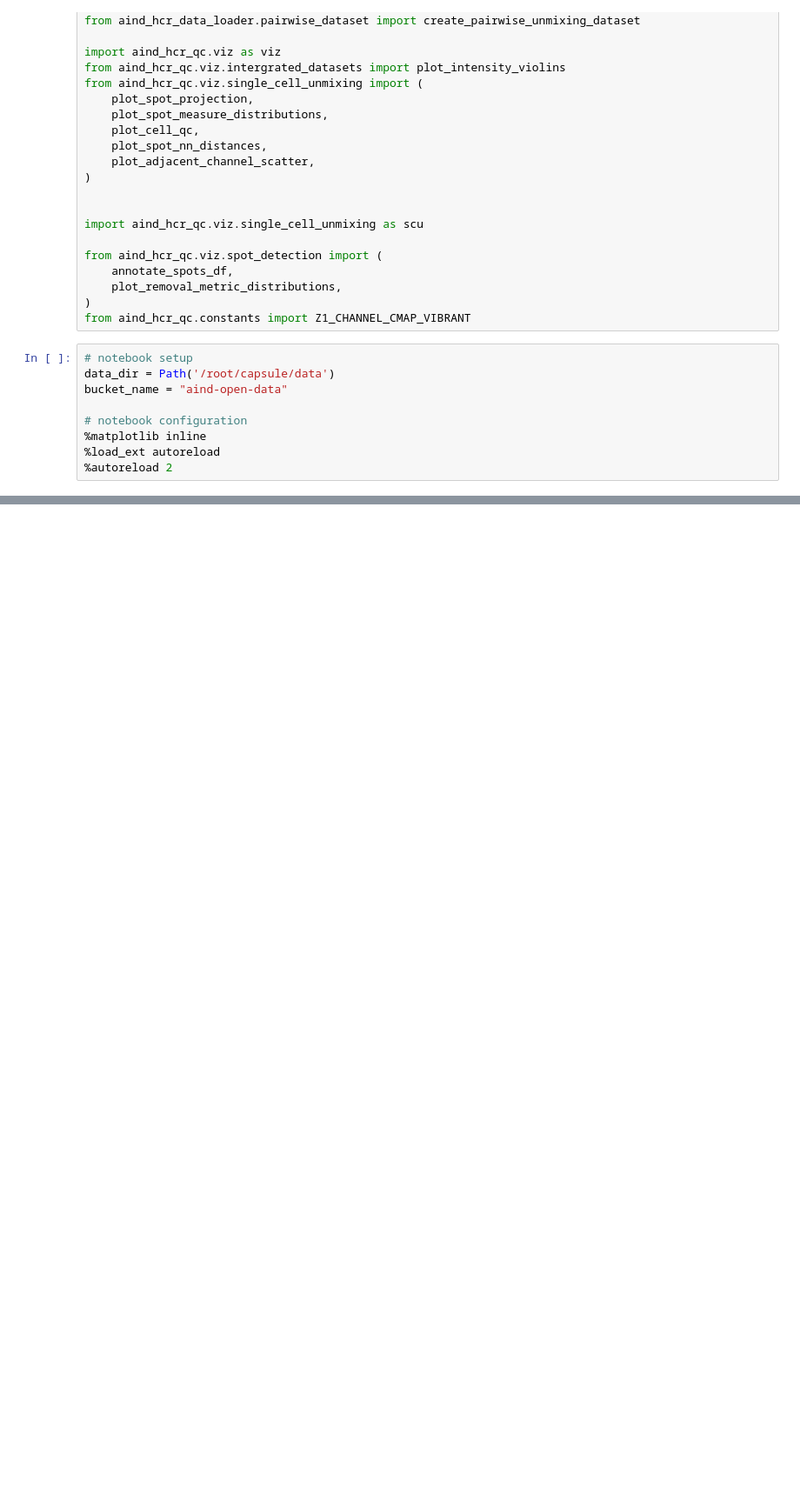
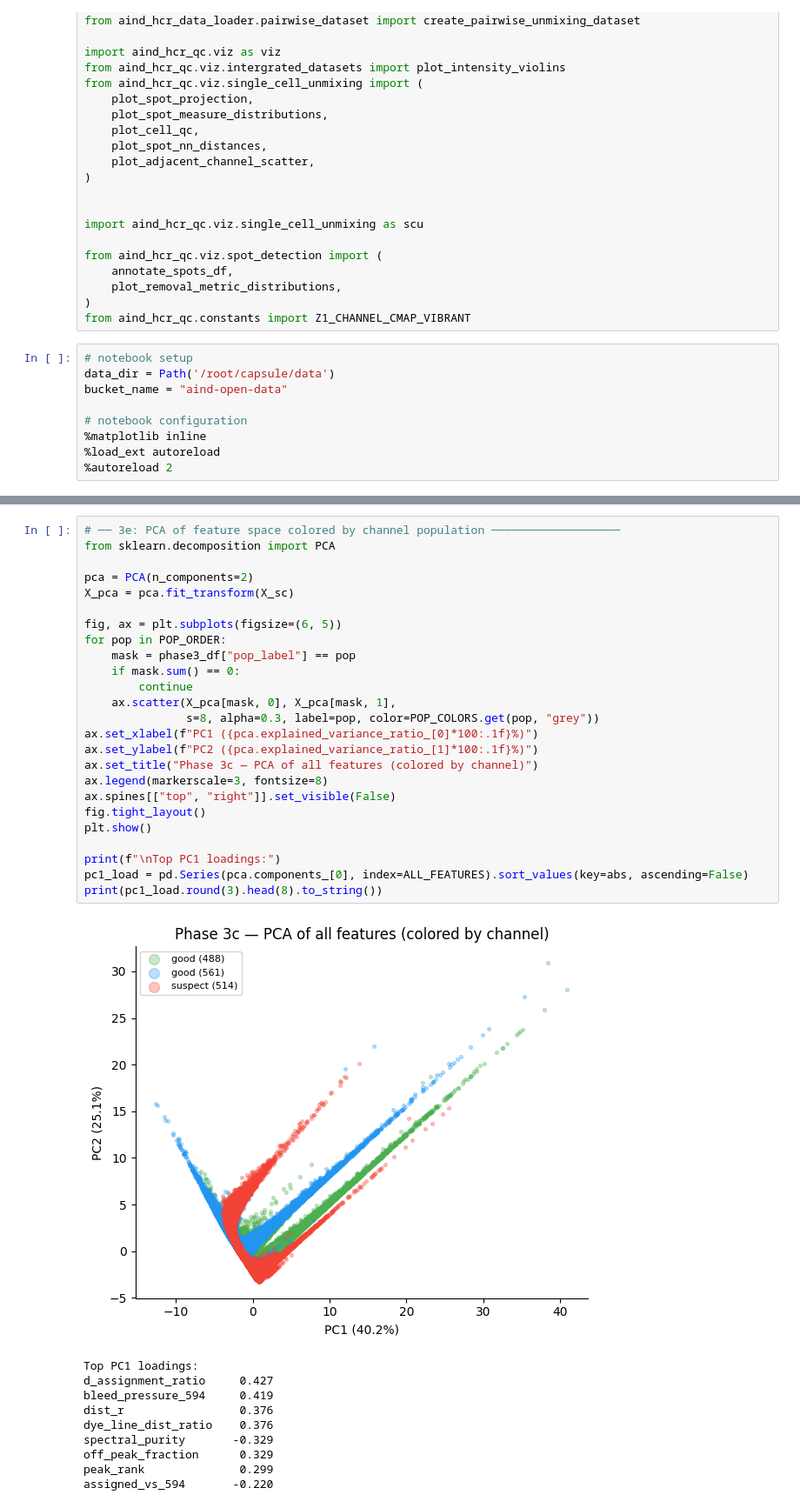
Before and after one commit to AllenNeuralDynamics/hcr-integrated-qc-capsule, a Jupyter notebook: code/single-cell-unmix-lav-smaller-nn.ipynb, the cells around one changed output, grey strips where cells are left out. Shown at 87% size. Saved outputs shown, nothing was run; the diff lists cells and outputs as text; blank space fills up the shorter version.

```diff
--- a/code/single-cell-unmix-lav-smaller-nn.ipynb
+++ b/code/single-cell-unmix-lav-smaller-nn.ipynb
@@ -95,0 +734,36 @@ FileNotFoundError: Pairwise unmixing asset not found: /root/capsule/data/HCR_755
+# %%
+# ── 3e: PCA of feature space colored by channel population ───────────────────
+from sklearn.decomposition import PCA
+
+pca = PCA(n_components=2)
+X_pca = pca.fit_transform(X_sc)
+
+fig, ax = plt.subplots(figsize=(6, 5))
+for pop in POP_ORDER:
+    mask = phase3_df["pop_label"] == pop
+    if mask.sum() == 0:
+        continue
+    ax.scatter(X_pca[mask, 0], X_pca[mask, 1],
+               s=8, alpha=0.3, label=pop, color=POP_COLORS.get(pop, "grey"))
+ax.set_xlabel(f"PC1 ({pca.explained_variance_ratio_[0]*100:.1f}%)")
+ax.set_ylabel(f"PC2 ({pca.explained_variance_ratio_[1]*100:.1f}%)")
+ax.set_title("Phase 3c — PCA of all features (colored by channel)")
+ax.legend(markerscale=3, fontsize=8)
+ax.spines[["top", "right"]].set_visible(False)
+fig.tight_layout()
+plt.show()
+
+print(f"\nTop PC1 loadings:")
+pc1_load = pd.Series(pca.components_[0], index=ALL_FEATURES).sort_values(key=abs, ascending=False)
+print(pc1_load.round(3).head(8).to_string())
+# %% [output]
+[figure, added]
+Top PC1 loadings:
+d_assignment_ratio     0.427
+bleed_pressure_594     0.419
+dist_r                 0.376
+dye_line_dist_ratio    0.376
+spectral_purity       -0.329
+off_peak_fraction      0.329
+peak_rank              0.299
+assigned_vs_594       -0.220
```
Also changed, not shown: parts of 39 cells of this notebook, 5 other files.
